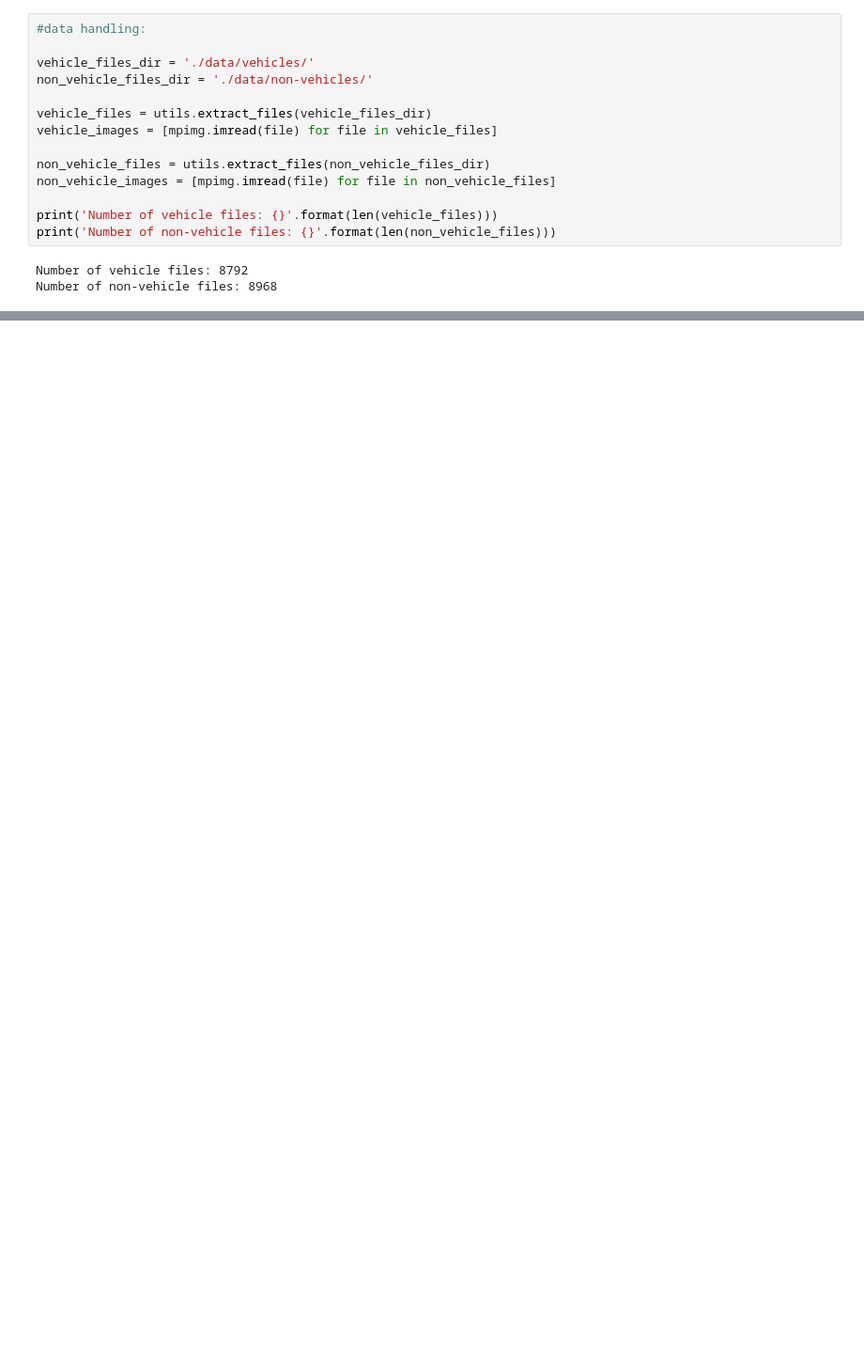
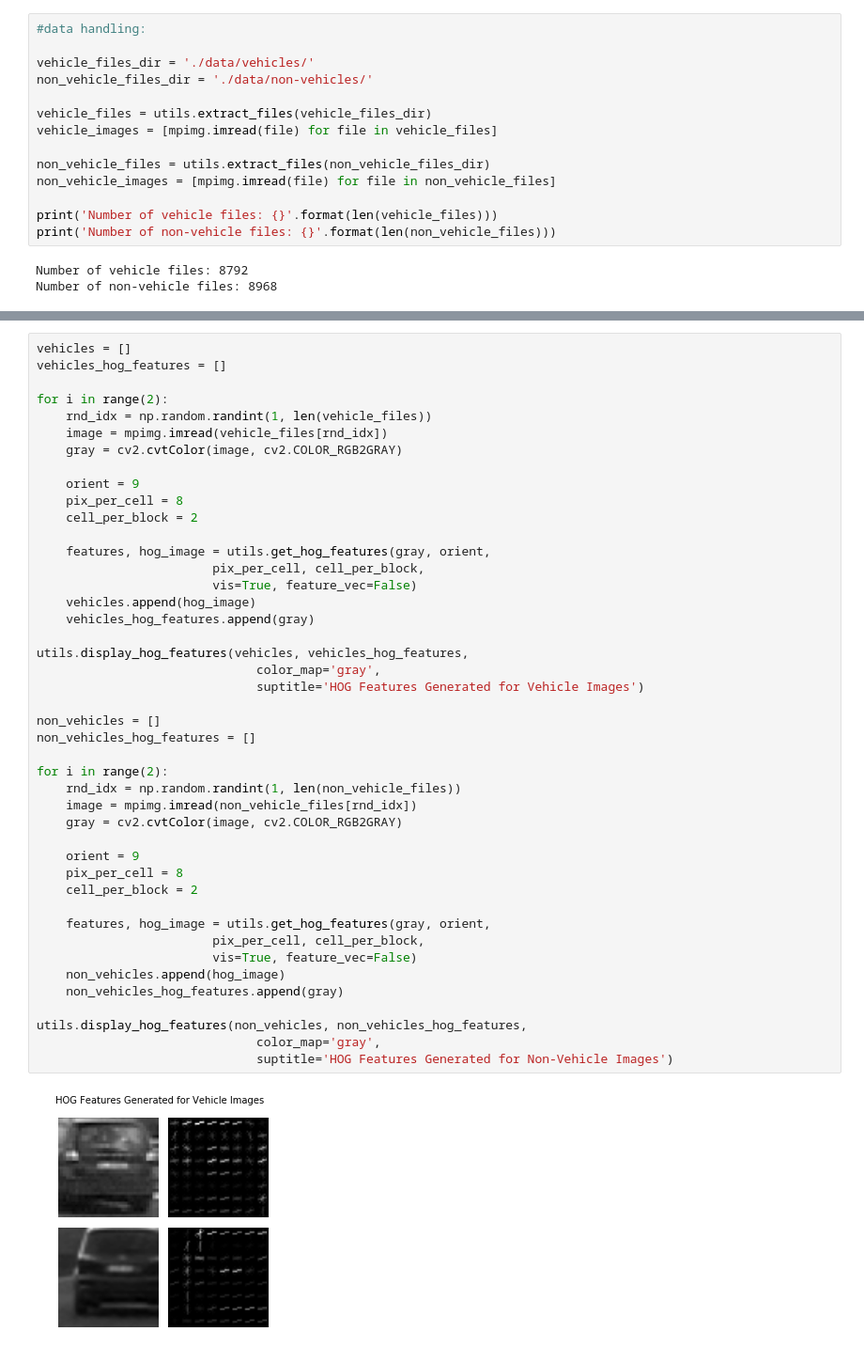
Before and after one commit to jsistla/vehicle-detection, a Jupyter notebook: Vehicle-detection.ipynb, the cells around one changed output, grey strips where cells are left out. Shown at 94% size. Drawn from its saved outputs; the diff is of its cells as text; blank space fills up the shorter version.

```diff
--- a/Vehicle-detection.ipynb
+++ b/Vehicle-detection.ipynb
@@ -45,0 +46,46 @@ utils.show_images(non_vehicle_files, num_of_images=15, main_title='None-Vehicle
+# %%
+vehicles = []
+vehicles_hog_features = []
+
+for i in range(2):
+    rnd_idx = np.random.randint(1, len(vehicle_files))
+    image = mpimg.imread(vehicle_files[rnd_idx])
+    gray = cv2.cvtColor(image, cv2.COLOR_RGB2GRAY)
+
+    orient = 9
+    pix_per_cell = 8
+    cell_per_block = 2
+
+    features, hog_image = utils.get_hog_features(gray, orient,
+                        pix_per_cell, cell_per_block,
+                        vis=True, feature_vec=False)
+    vehicles.append(hog_image)
+    vehicles_hog_features.append(gray)
+
+utils.display_hog_features(vehicles, vehicles_hog_features,
+                              color_map='gray',
+                              suptitle='HOG Features Generated for Vehicle Images')
+
+non_vehicles = []
+non_vehicles_hog_features = []
+
+for i in range(2):
+    rnd_idx = np.random.randint(1, len(non_vehicle_files))
+    image = mpimg.imread(non_vehicle_files[rnd_idx])
+    gray = cv2.cvtColor(image, cv2.COLOR_RGB2GRAY)
+
+    orient = 9
+    pix_per_cell = 8
+    cell_per_block = 2
+
+    features, hog_image = utils.get_hog_features(gray, orient,
+                        pix_per_cell, cell_per_block,
+                        vis=True, feature_vec=False)
+    non_vehicles.append(hog_image)
+    non_vehicles_hog_features.append(gray)
+
+utils.display_hog_features(non_vehicles, non_vehicles_hog_features,
+                              color_map='gray',
+                              suptitle='HOG Features Generated for Non-Vehicle Images')
+# %% [output]
+[figure, added]
```
Also changed, not shown: parts of 9 cells of this notebook, 3 other files.
